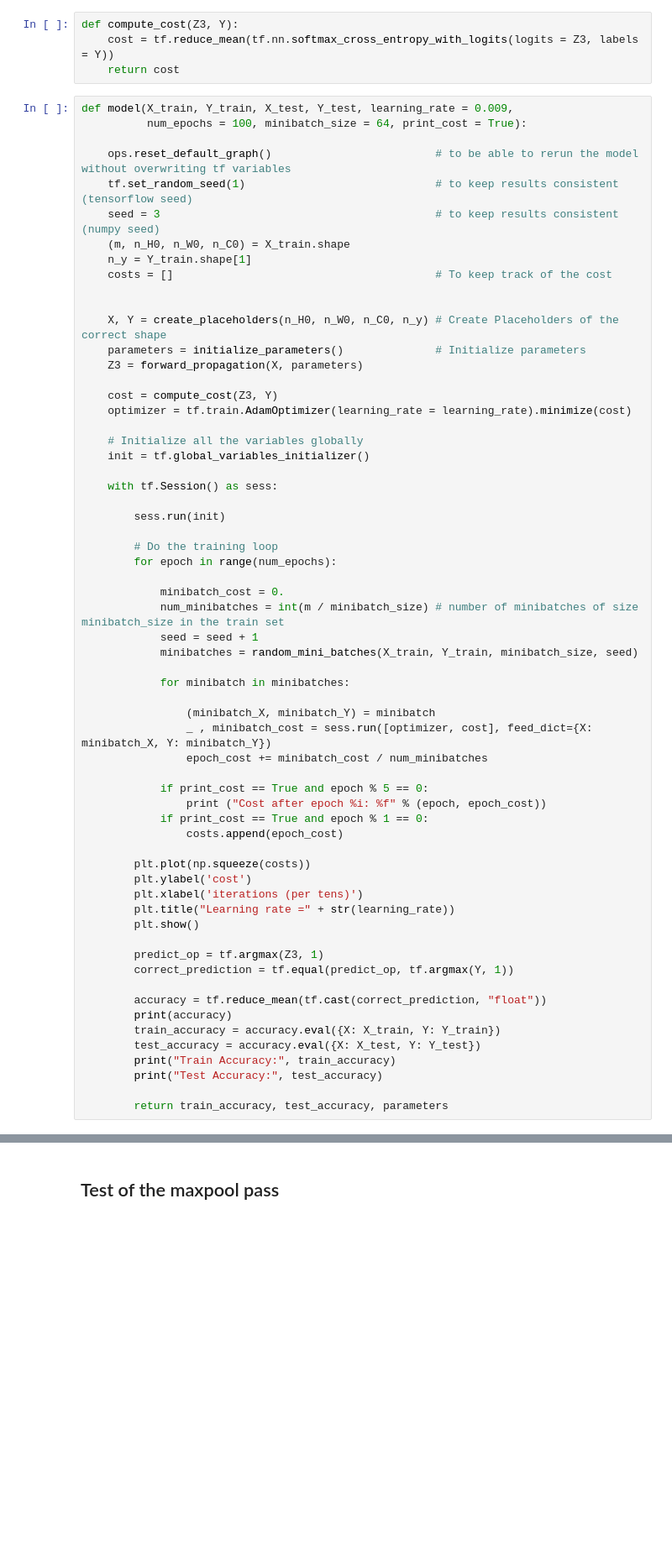
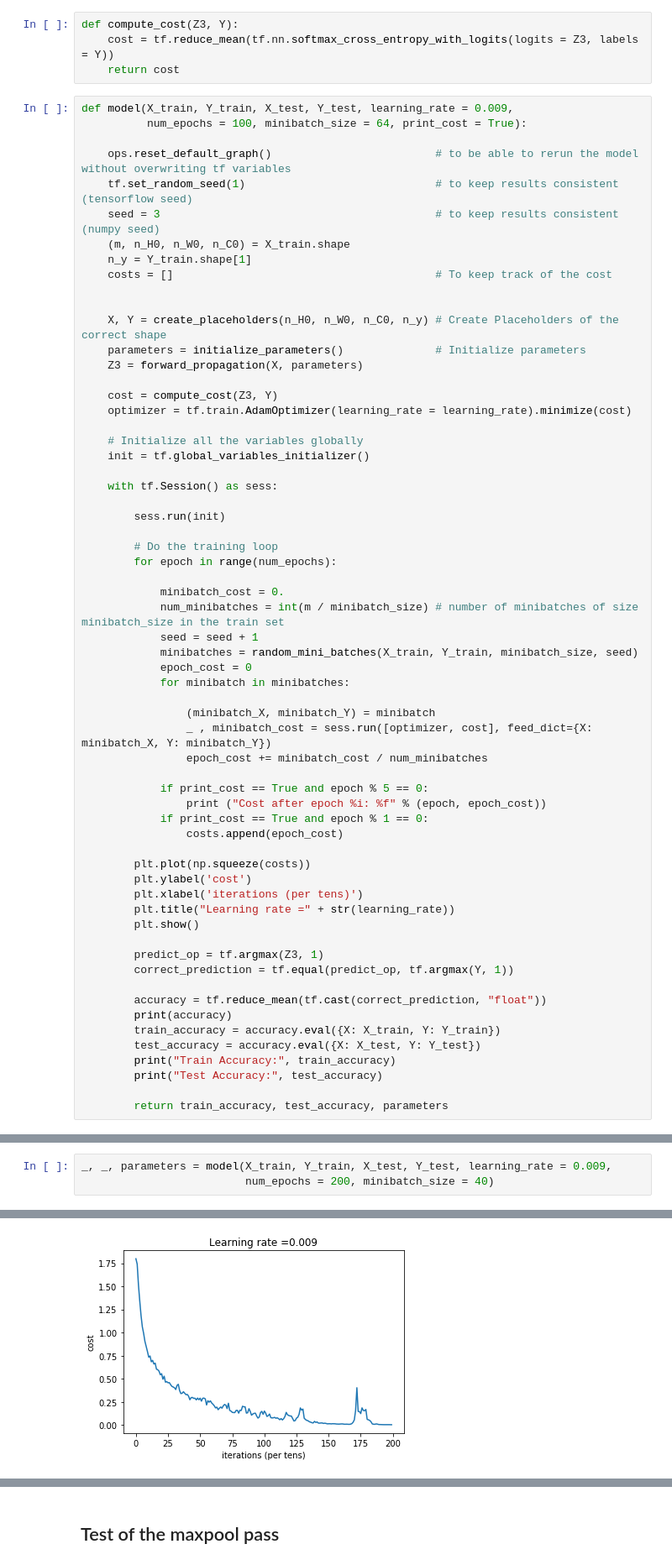
Before and after one commit to joseluisvaz/conv-net, a Jupyter notebook: CONV Nets Testing.ipynb, the cells around one changed output, grey strips where cells are left out. Shown at 84% size. Drawn from its saved outputs; the diff is of its cells as text; blank space fills up the shorter version.

```diff
--- a/CONV Nets Testing.ipynb
+++ b/CONV Nets Testing.ipynb
@@ -110,7 +110,7 @@ def model(X_train, Y_train, X_test, Y_test, learning_rate = 0.009,
             num_minibatches = int(m / minibatch_size) # number of minibatches of size minibatch_size in the train set
             seed = seed + 1
             minibatches = random_mini_batches(X_train, Y_train, minibatch_size, seed)
-
+            epoch_cost = 0
             for minibatch in minibatches:
 
                 (minibatch_X, minibatch_Y) = minibatch
@@ -145,0 +169,4 @@ TypeError: range() integer end argument expected, got float.
+# %%
+_, _, parameters = model(X_train, Y_train, X_test, Y_test, learning_rate = 0.009,
+                         num_epochs = 200, minibatch_size = 40)
+# %% [output]
@@ -145,0 +190 @@ TypeError: range() integer end argument expected, got float.
+[figure, added]
```
Also changed, not shown: parts of 2 cells of this notebook, 1 other file.
